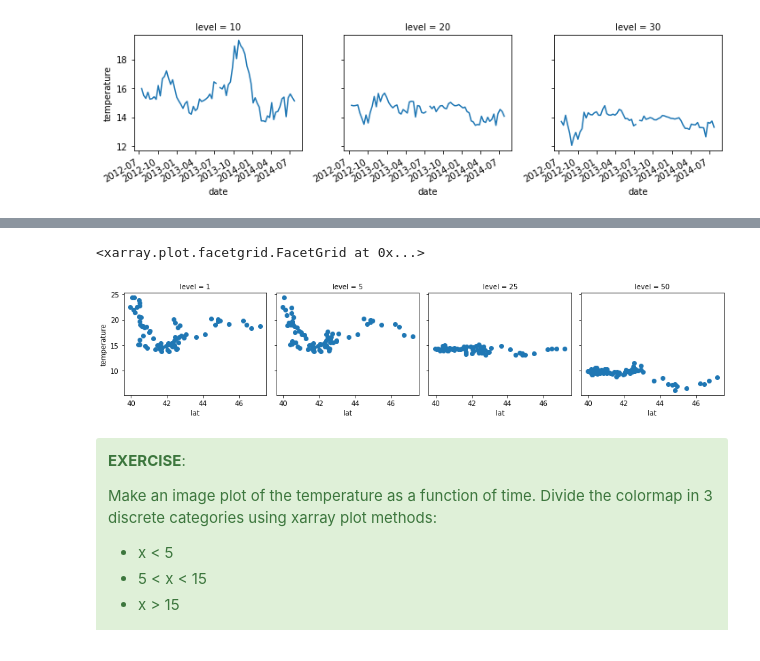
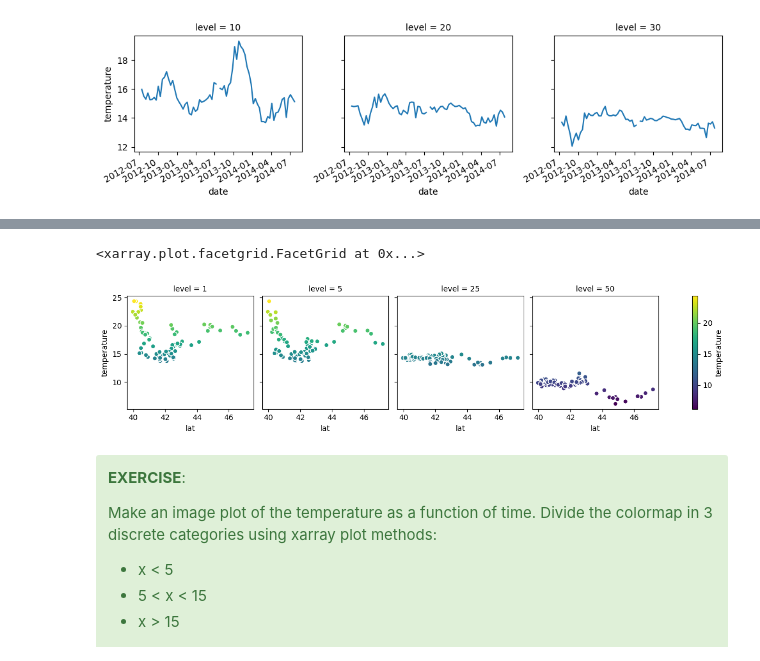
Before and after one commit to jorisvandenbossche/course-python-geospatial, a Jupyter notebook: notebooks/case-argo-sea-floats.ipynb, the cells around one changed output, grey strips where cells are left out. Drawn from its saved outputs; the diff is of its cells as text; code cells hidden in the pictures.

```diff
--- a/notebooks/case-argo-sea-floats.ipynb
+++ b/notebooks/case-argo-sea-floats.ipynb
@@ -222,8 +241,9 @@ argo.plot.scatter(x="temperature", y="level", hue="lat", s=2)
 # %%
-argo.sel(level=[1, 5, 25, 50]).plot.scatter(x="lat", y="temperature", col="level")
+argo.sel(level=[1, 5, 25, 50]).plot.scatter(x="lat", y="temperature",
+                                            col="level", hue="temperature")
 # %% [output]
 <xarray.plot.facetgrid.FacetGrid at 0x...>
-[figure, old version]
+[figure, new version]
 # %% [markdown]
 <div class="alert alert-success">
 
```
Also changed, not shown: parts of 16 cells of this notebook, 1 other file.
